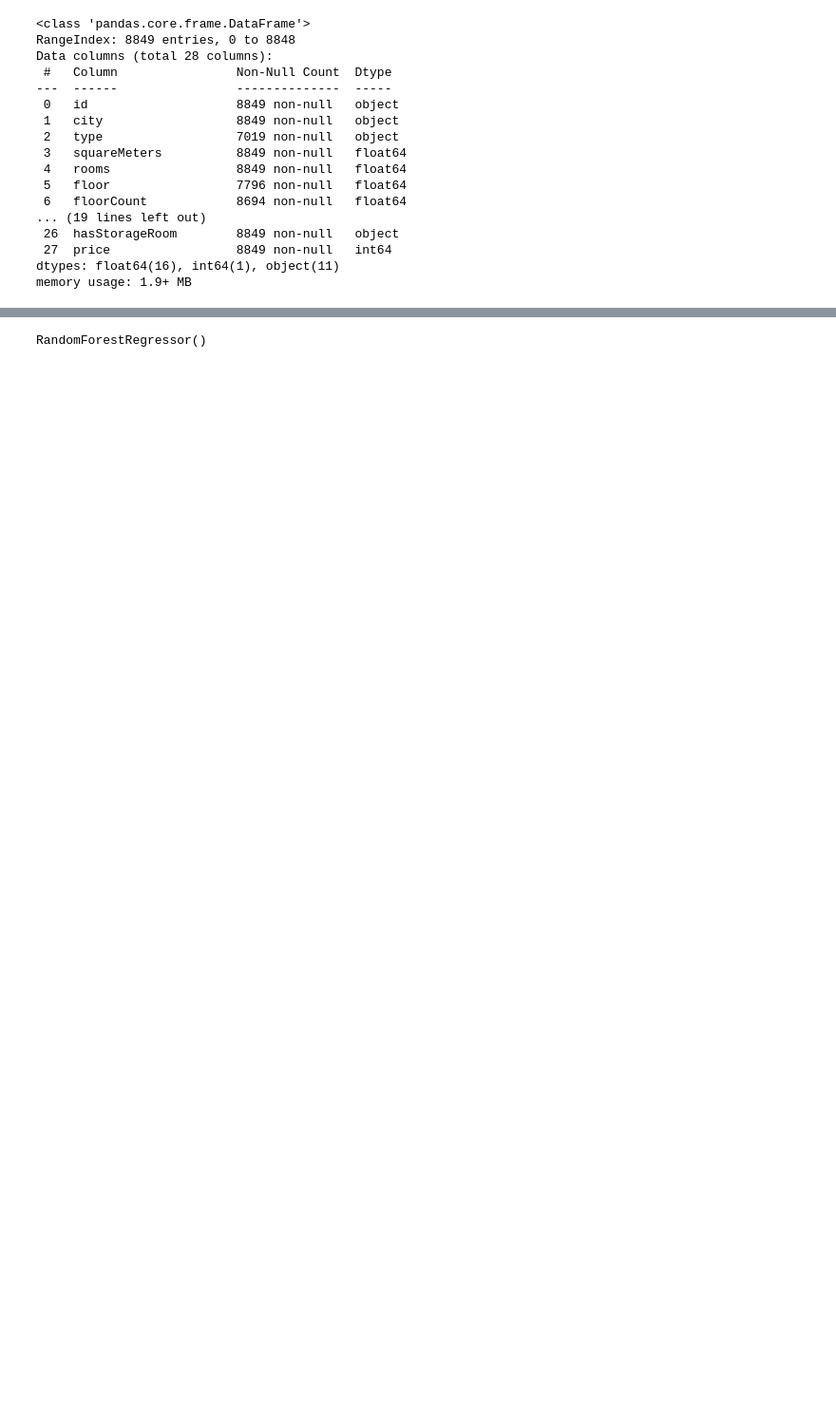
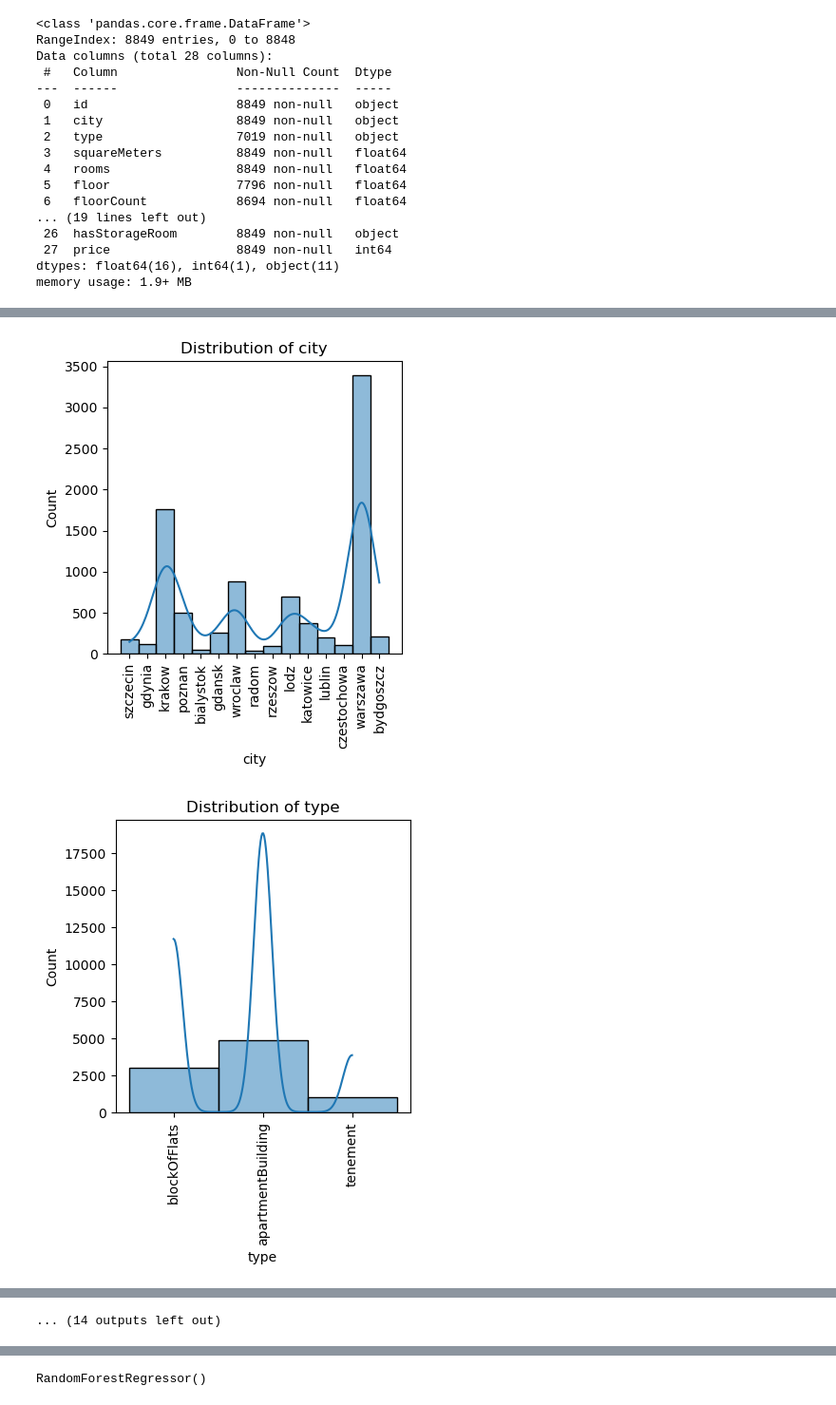
Before and after one commit to RenataFitz/a-RUOsR2q-, a Jupyter notebook: CA1_ML.ipynb, the cells around one changed output, grey strips where cells are left out. Shown at 95% size. Saved outputs shown, nothing was run; the diff lists cells and outputs as text; code cells hidden in the pictures; blank space fills up the shorter version.

```diff
--- a/CA1_ML.ipynb
+++ b/CA1_ML.ipynb
@@ -240,4 +199,0 @@ sns.displot(data_rent["pharmacyDistance"], kde=True)
-# %%
-col_median= data_rent[["postOfficeDistance","kindergartenDistance", "restaurantDistance", "collegeDistance", "pharmacyDistance"]]
-for col in col_median:
-    data_rent[col] = data_rent[col].fillna(data_rent[col].median())
@@ -375,0 +210,12 @@ y = data_new['price']
+# %%
+data.drop(["id", "ownership"],axis=1, inplace=True)
+# %%
+for col in data.columns:
+    plt.figure(figsize=(4, 4))
+    sns.histplot(data[col], kde=True)
+    plt.title(f"Distribution of {col}")
+    plt.xticks(rotation=90, fontsize=10)
+    plt.show()
+# %% [output]
+[figure, added]
+[figure, added]
@@ -375,0 +232 @@ y = data_new['price']
+... (14 outputs left out)
```
Also changed, not shown: parts of 119 cells of this notebook.
